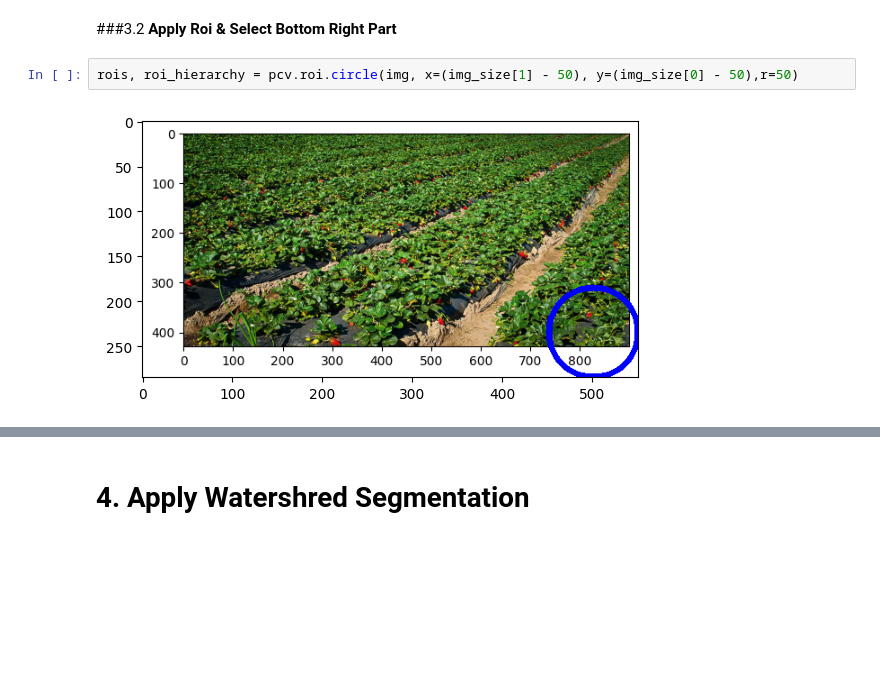
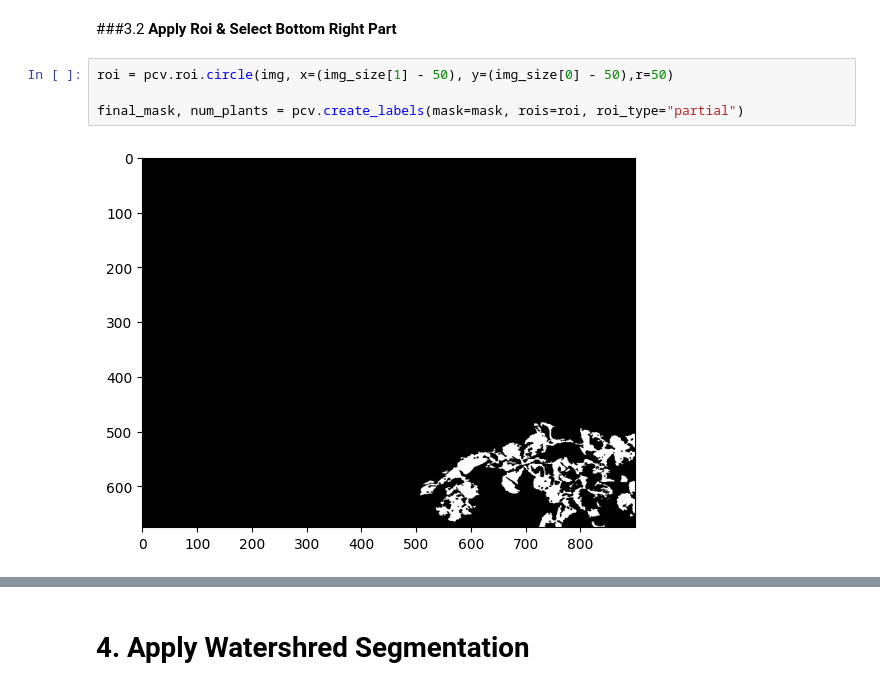
Before and after one commit to MertKalkanci/Plant-Leaf-Selection-On-Image, a Jupyter notebook: Multiple_Leaf_Extraction.ipynb, the cells around one changed output, grey strips where cells are left out. Saved outputs shown, nothing was run; the diff lists cells and outputs as text; blank space fills up the shorter version.

```diff
--- a/Multiple_Leaf_Extraction.ipynb
+++ b/Multiple_Leaf_Extraction.ipynb
@@ -107,6 +111,8 @@ masked = pcv.apply_mask(img=img, mask=mask, mask_color='white')
 # %% [markdown]
 ###3.2 **Apply Roi & Select Bottom Right Part**
 # %%
-rois, roi_hierarchy = pcv.roi.circle(img, x=(img_size[1] - 50), y=(img_size[0] - 50),r=50)
+roi = pcv.roi.circle(img, x=(img_size[1] - 50), y=(img_size[0] - 50),r=50)
+
+final_mask, num_plants = pcv.create_labels(mask=mask, rois=roi, roi_type="partial")
 # %% [output]
-[figure, old version]
+[figure, new version]
```
Also changed, not shown: parts of 12 cells of this notebook.
